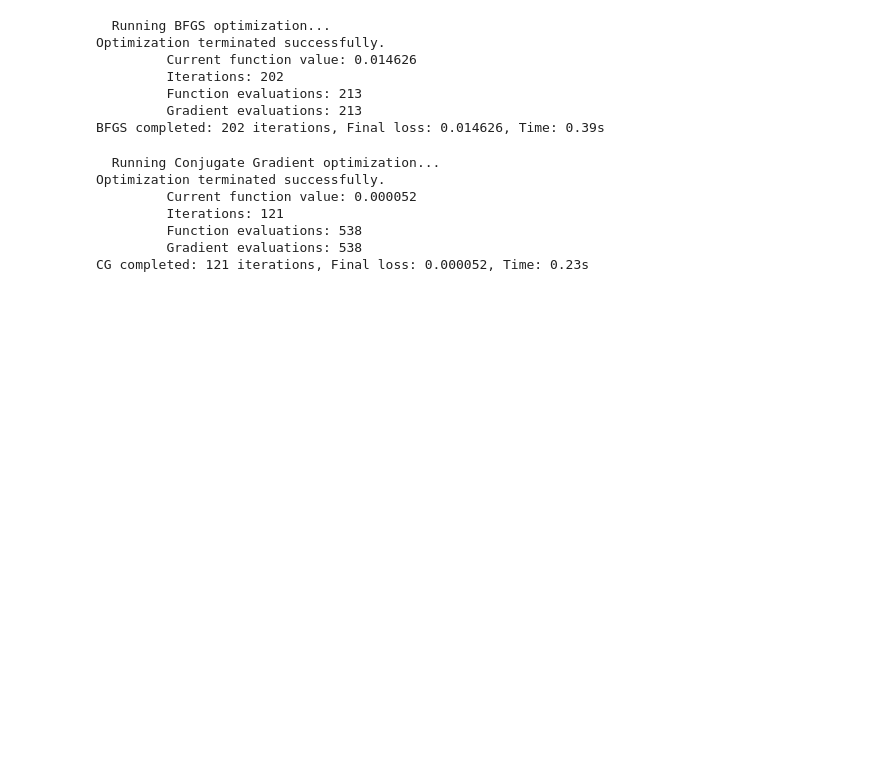
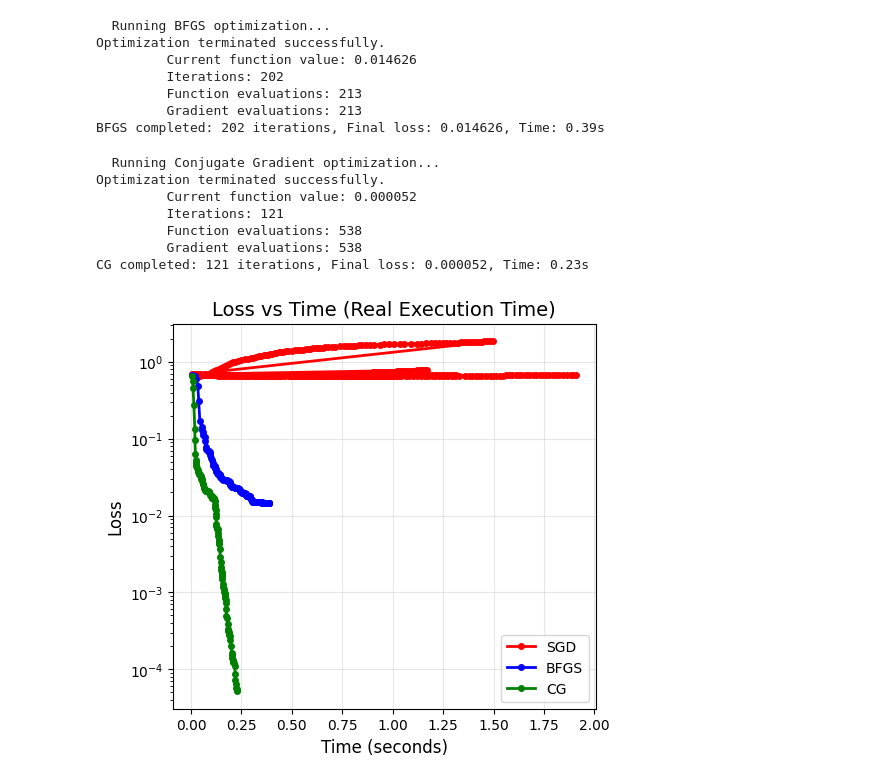
Before and after one commit to Rezarsa82/geometry_of_learning, a Jupyter notebook: main.ipynb, the cells around one changed output. Saved outputs shown, nothing was run; the diff lists cells and outputs as text; code cells hidden in the pictures; blank space fills up the shorter version.

Commit message:
visualize

```diff
--- a/main.ipynb
+++ b/main.ipynb
@@ -521,3 +521,22 @@ Optimization terminated successfully.
          Function evaluations: 538
          Gradient evaluations: 538
 CG completed: 121 iterations, Final loss: 0.000052, Time: 0.23s
+# %%
+
+plt.figure(figsize=(12, 5))
+
+plt.subplot(1, 2, 1)
+for method, color in zip(['SGD', 'BFGS', 'CG'], ['red', 'blue', 'green']):
+    if results[method]['time_history']:
+        plt.plot(results[method]['time_history'],
+                results[method]['loss_history'],
+                'o-', linewidth=2, markersize=4, label=method, color=color)
+
+plt.xlabel('Time (seconds)', fontsize=12)
+plt.ylabel('Loss', fontsize=12)
+plt.title('Loss vs Time (Real Execution Time)', fontsize=14)
+plt.grid(True, alpha=0.3)
+plt.legend()
+plt.yscale('log')
+# %% [output]
+[figure, added]
```
Also changed, not shown: parts of 1 cell of this notebook.
